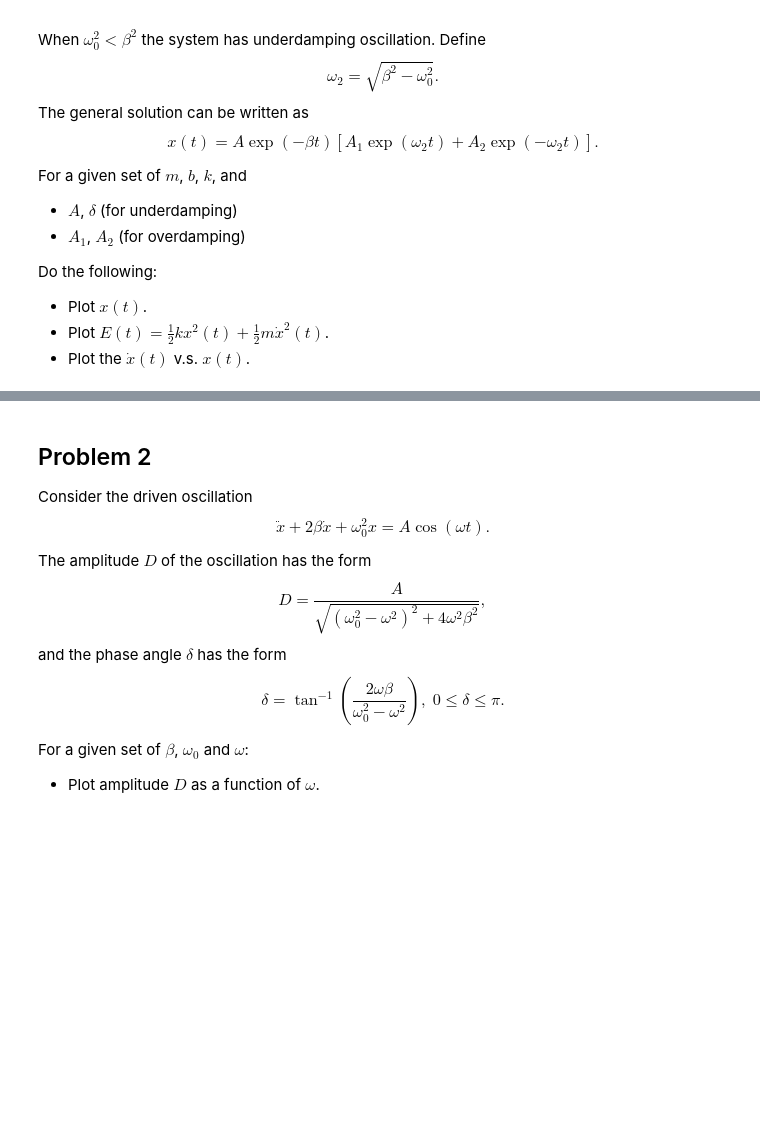
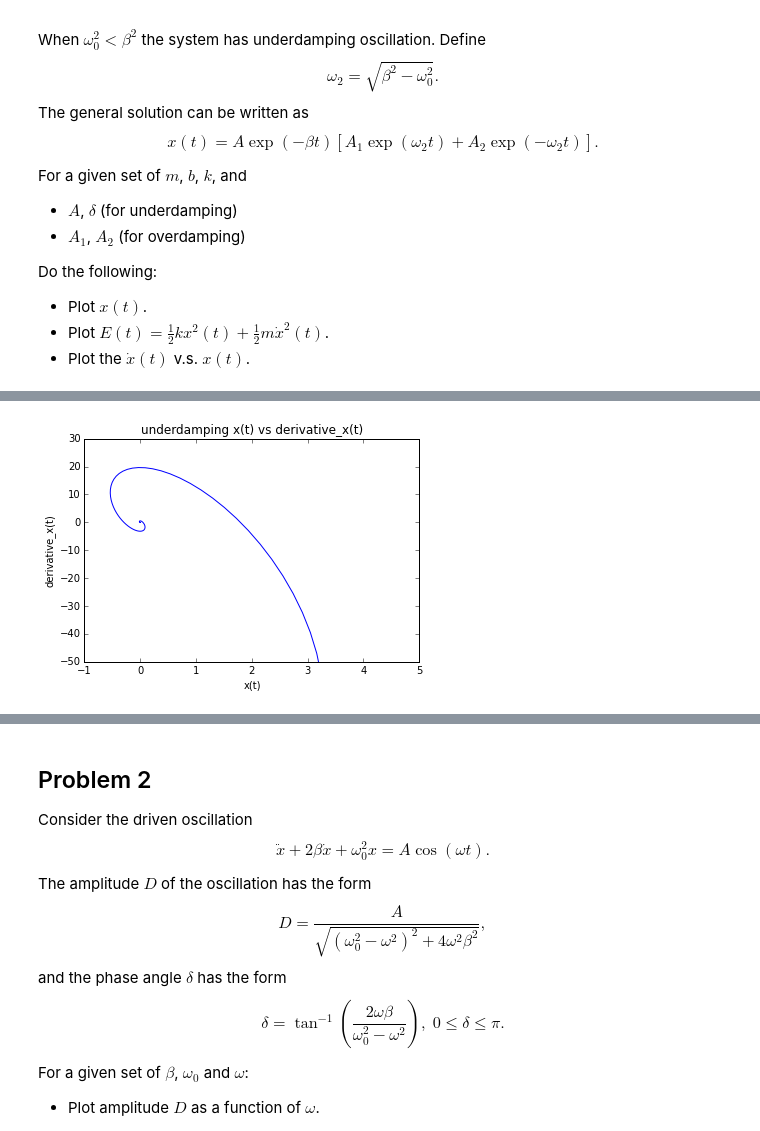
Before and after one commit to pcchen/NTHU10320PHYS290000, a Jupyter notebook: student/102000041/Homework5.ipynb, the cells around one changed output, grey strips where cells are left out. Cells and saved outputs as stored; diff of their text form; code cells hidden in the pictures; blank space fills up the shorter version.

```diff
--- a/student/102000041/Homework5.ipynb
+++ b/student/102000041/Homework5.ipynb
@@ -45,0 +105,26 @@ Do the following:
+# %%
+#underdamping
+def x(t):
+    return 5*exp(-B*t)*cos(w*t-1)
+
+def derivative_x(t):
+    return 5*((-B)*exp(-B*t)*cos(w*t-1)+w*sin(w*t-1)*exp(-B*t))
+
+m = 5
+b = 100
+B = b/(2*m)
+k = 2000
+w0 = sqrt(k/m)
+w = sqrt((w0)**2-B**2)
+
+t = linspace(0, 3, 501)
+
+
+xlabel('x(t)')
+ylabel('derivative_x(t)')
+axis([-1, 5, -50, 30])
+title('underdamping x(t) vs derivative_x(t)')
+plot(x(t), derivative_x(t))
+show()
+# %% [output]
+[figure, added]
```
Also changed, not shown: parts of 18 cells of this notebook.
